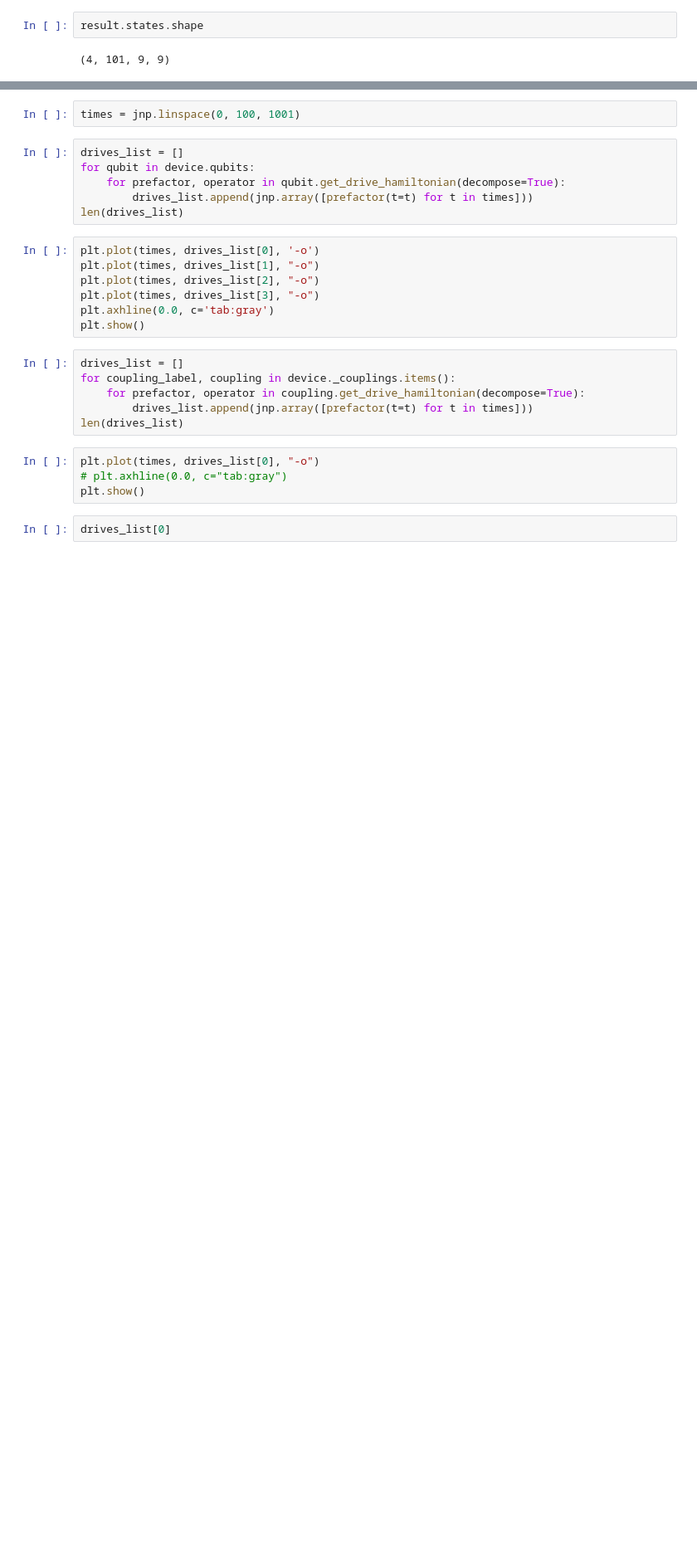
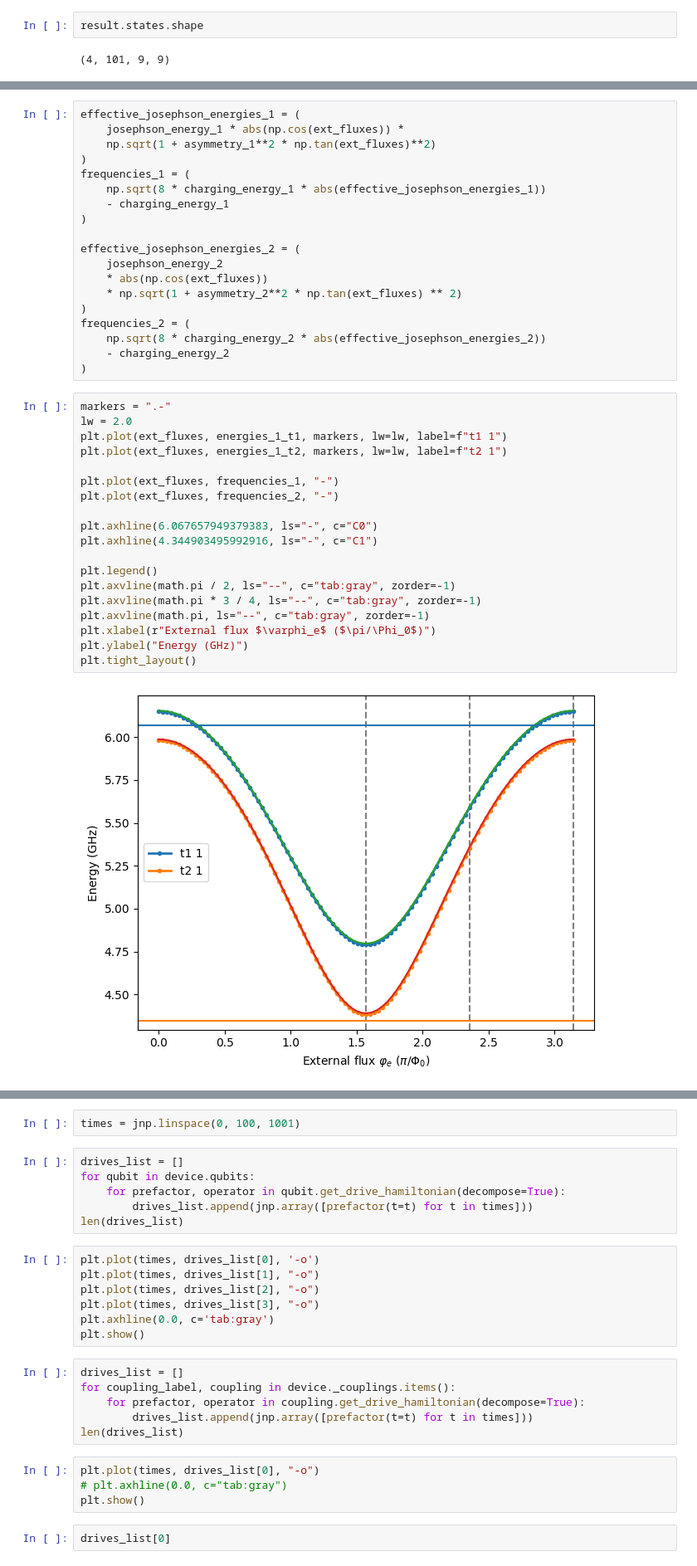
Before and after one commit to TheSQuaD-IQ/blueprint, a Jupyter notebook: notebooks/dynamiqs_simu_example.ipynb, the cells around one changed output, grey strips where cells are left out. Shown: that part at 83% size. Saved outputs shown, nothing was run; the diff lists cells and outputs as text; blank space fills up the shorter version.

```diff
--- a/notebooks/dynamiqs_simu_example.ipynb
+++ b/notebooks/dynamiqs_simu_example.ipynb
@@ -370,0 +411,40 @@ device.get_bare_hamiltonian()
+# %%
+effective_josephson_energies_1 = (
+    josephson_energy_1 * abs(np.cos(ext_fluxes)) *
+    np.sqrt(1 + asymmetry_1**2 * np.tan(ext_fluxes)**2)
+)
+frequencies_1 = (
+    np.sqrt(8 * charging_energy_1 * abs(effective_josephson_energies_1))
+    - charging_energy_1
+)
+
+effective_josephson_energies_2 = (
+    josephson_energy_2
+    * abs(np.cos(ext_fluxes))
+    * np.sqrt(1 + asymmetry_2**2 * np.tan(ext_fluxes) ** 2)
+)
+frequencies_2 = (
+    np.sqrt(8 * charging_energy_2 * abs(effective_josephson_energies_2))
+    - charging_energy_2
+)
+# %%
+markers = ".-"
+lw = 2.0
+plt.plot(ext_fluxes, energies_1_t1, markers, lw=lw, label=f"t1 1")
+plt.plot(ext_fluxes, energies_1_t2, markers, lw=lw, label=f"t2 1")
+
+plt.plot(ext_fluxes, frequencies_1, "-")
+plt.plot(ext_fluxes, frequencies_2, "-")
+
+plt.axhline(6.067657949379383, ls="-", c="C0")
+plt.axhline(4.344903495992916, ls="-", c="C1")
+
+plt.legend()
+plt.axvline(math.pi / 2, ls="--", c="tab:gray", zorder=-1)
+plt.axvline(math.pi * 3 / 4, ls="--", c="tab:gray", zorder=-1)
+plt.axvline(math.pi, ls="--", c="tab:gray", zorder=-1)
+plt.xlabel(r"External flux $\varphi_e$ ($\pi/\Phi_0$)")
+plt.ylabel("Energy (GHz)")
+plt.tight_layout()
+# %% [output]
+[figure, added]
```
Also changed, not shown: parts of 82 cells of this notebook, 1 other file.
